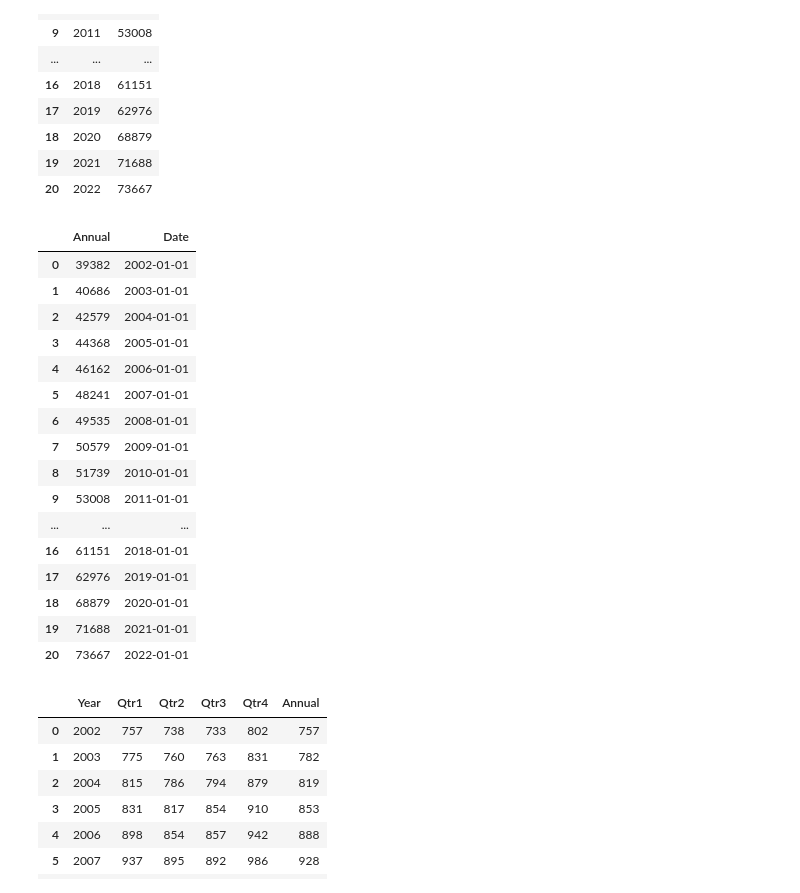
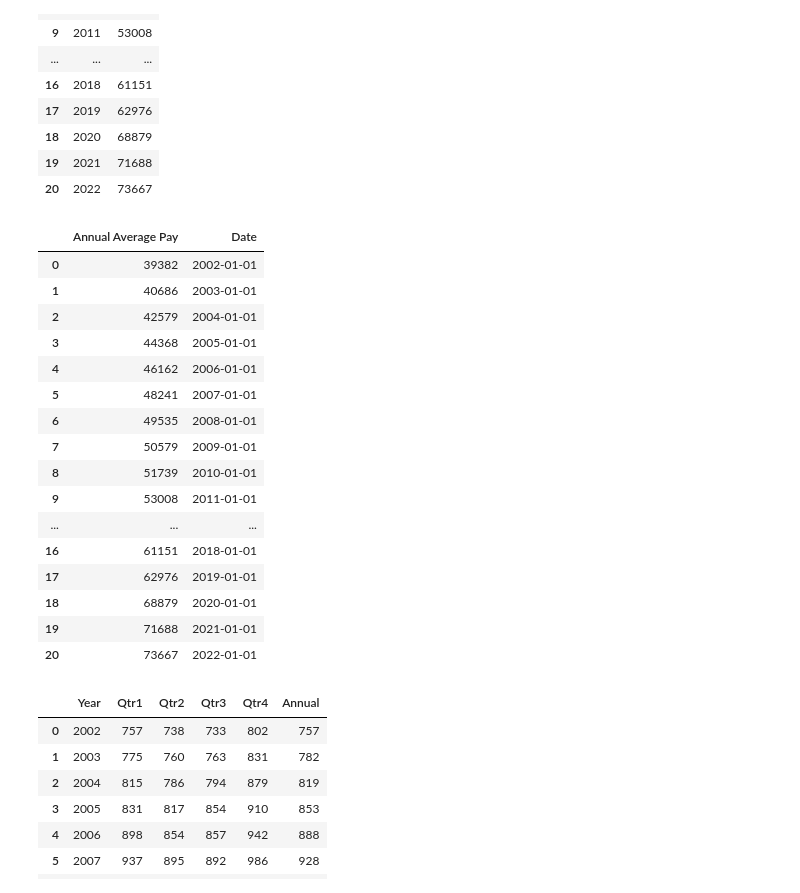
Before and after one commit to bennicholson2/Maryland-Car-Sales-Data, a Jupyter notebook: sales_project_chapters/sales_project_chapter_0.ipynb, the cells around one changed output. Saved outputs shown, nothing was run; the diff lists cells and outputs as text; code cells hidden in the pictures.

```diff
--- a/sales_project_chapters/sales_project_chapter_0.ipynb
+++ b/sales_project_chapters/sales_project_chapter_0.ipynb
@@ -247,10 +247,11 @@ average_annual_pay
 # %%
 #You can see that the year needs to be implemented to a datetime in the format YYYY-MM-DD.
 average_annual_pay['Date'] = pd.to_datetime(average_annual_pay['Year'], format='%Y')
 average_annual_pay.drop(columns='Year',inplace=True)
+average_annual_pay.rename(columns={'Annual': 'Annual Average Pay'}, inplace=True)
 average_annual_pay
 # %% [output]
-|  | Annual | Date |
+|  | Annual Average Pay | Date |
 | 0 | 39382 | 2002-01-01 |
 | 1 | 40686 | 2003-01-01 |
 | 2 | 42579 | 2004-01-01 |
```
Also changed, not shown: parts of 30 cells of this notebook, 35 other files.
